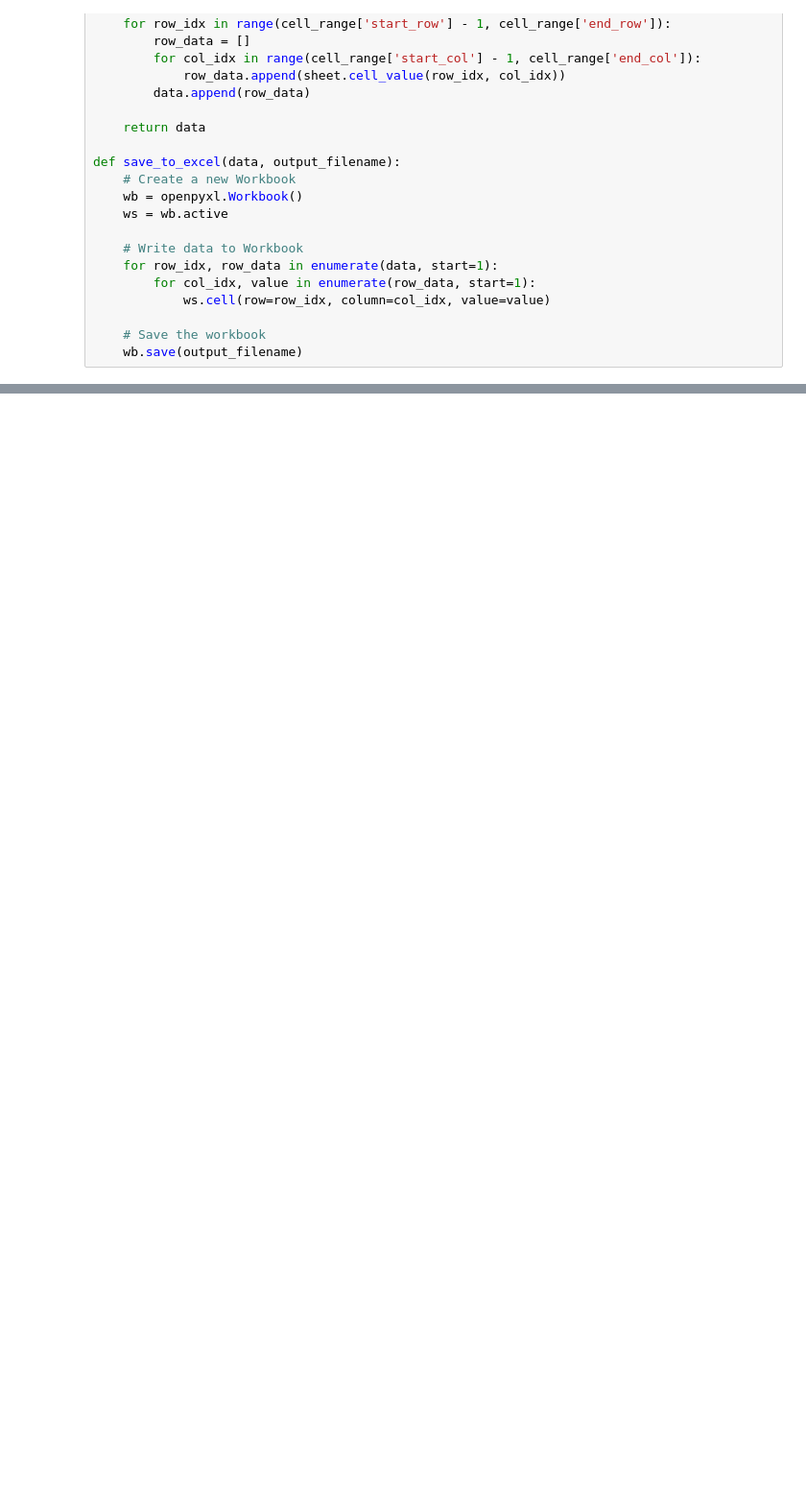
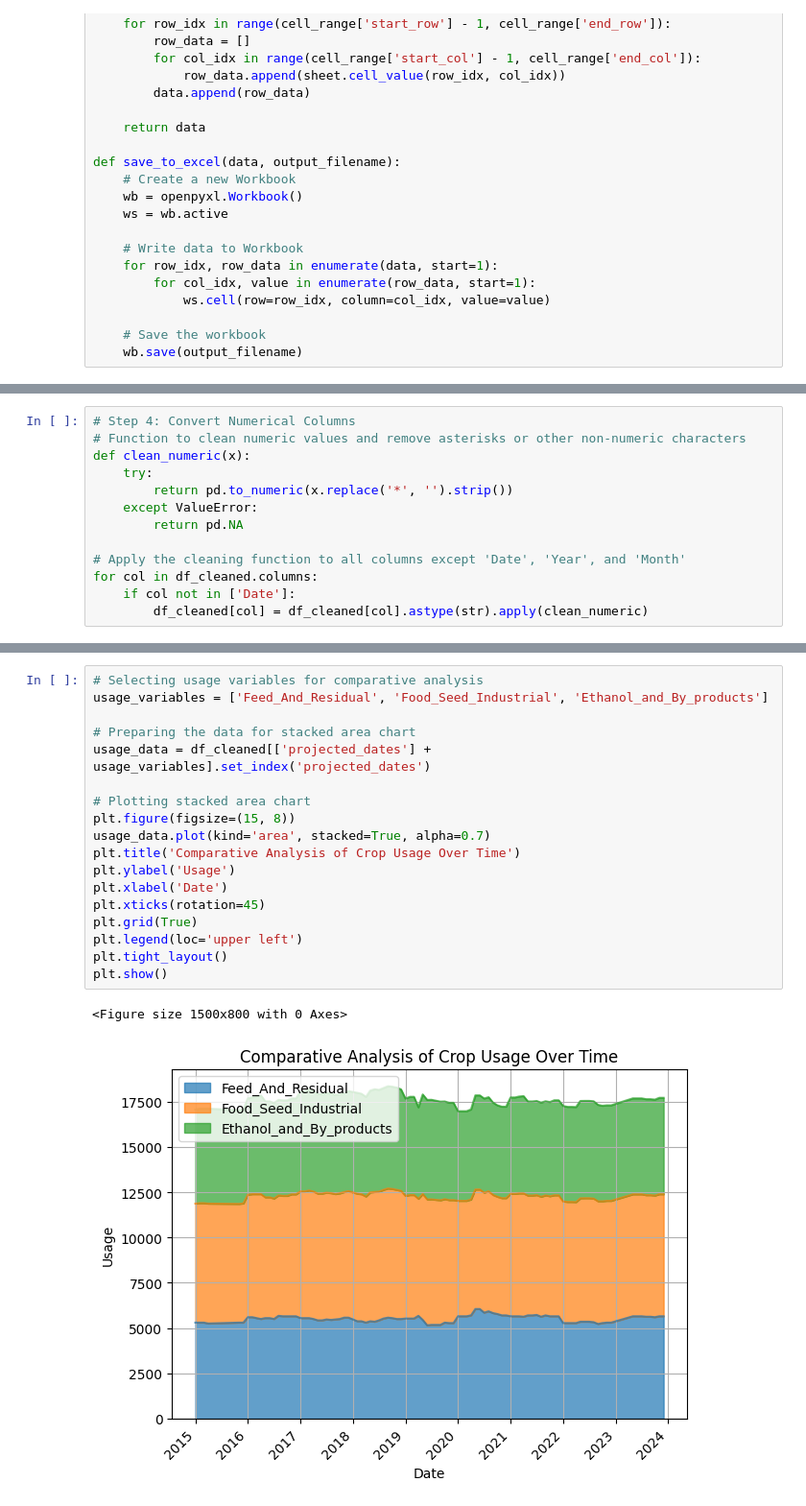
Before and after one commit to Jamie-Kennedy98/snd-forecast, a Jupyter notebook: testing.ipynb, the cells around one changed output, grey strips where cells are left out. Shown: that part at 96% size. Cells and saved outputs as stored; diff of their text form; blank space fills up the shorter version.

```diff
--- a/testing.ipynb
+++ b/testing.ipynb
@@ -112,0 +273,13 @@ for page in range(1, number_of_pages + 1):
+# %%
+# Step 4: Convert Numerical Columns
+# Function to clean numeric values and remove asterisks or other non-numeric characters
+def clean_numeric(x):
+    try:
+        return pd.to_numeric(x.replace('*', '').strip())
+    except ValueError:
+        return pd.NA
+
+# Apply the cleaning function to all columns except 'Date', 'Year', and 'Month'
+for col in df_cleaned.columns:
+    if col not in ['Date']:
+        df_cleaned[col] = df_cleaned[col].astype(str).apply(clean_numeric)
@@ -112,0 +369,21 @@ for page in range(1, number_of_pages + 1):
+# %%
+# Selecting usage variables for comparative analysis
+usage_variables = ['Feed_And_Residual', 'Food_Seed_Industrial', 'Ethanol_and_By_products']
+
+# Preparing the data for stacked area chart
+usage_data = df_cleaned[['projected_dates'] + usage_variables].set_index('projected_dates')
+
+# Plotting stacked area chart
+plt.figure(figsize=(15, 8))
+usage_data.plot(kind='area', stacked=True, alpha=0.7)
+plt.title('Comparative Analysis of Crop Usage Over Time')
+plt.ylabel('Usage')
+plt.xlabel('Date')
+plt.xticks(rotation=45)
+plt.grid(True)
+plt.legend(loc='upper left')
+plt.tight_layout()
+plt.show()
+# %% [output]
+<Figure size 1500x800 with 0 Axes>
+[figure, added]
```
Also changed, not shown: parts of 20 cells of this notebook, 1 other file.
